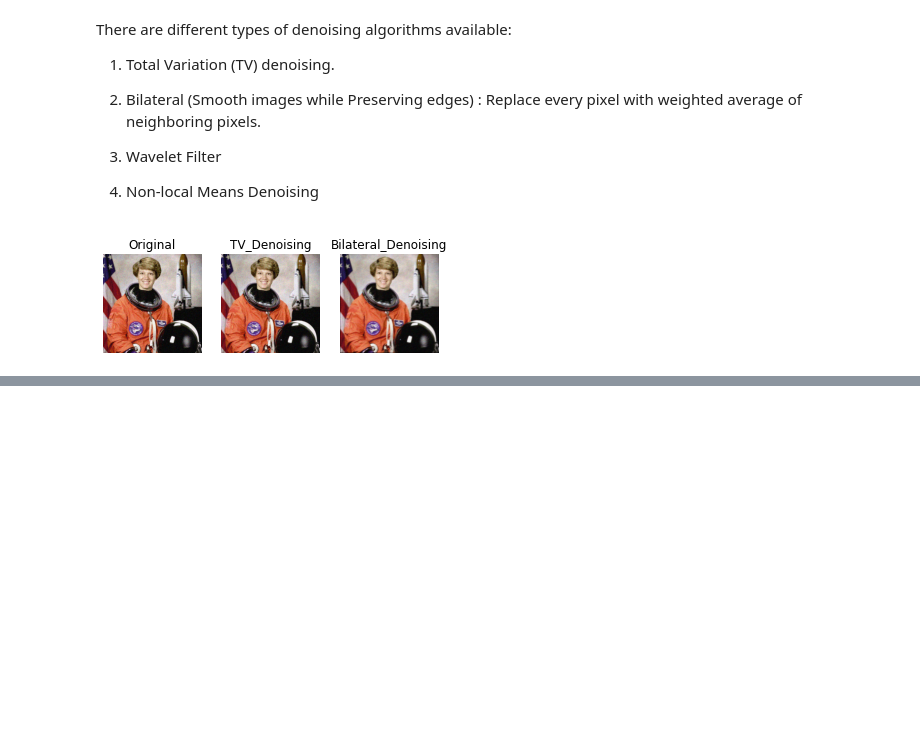
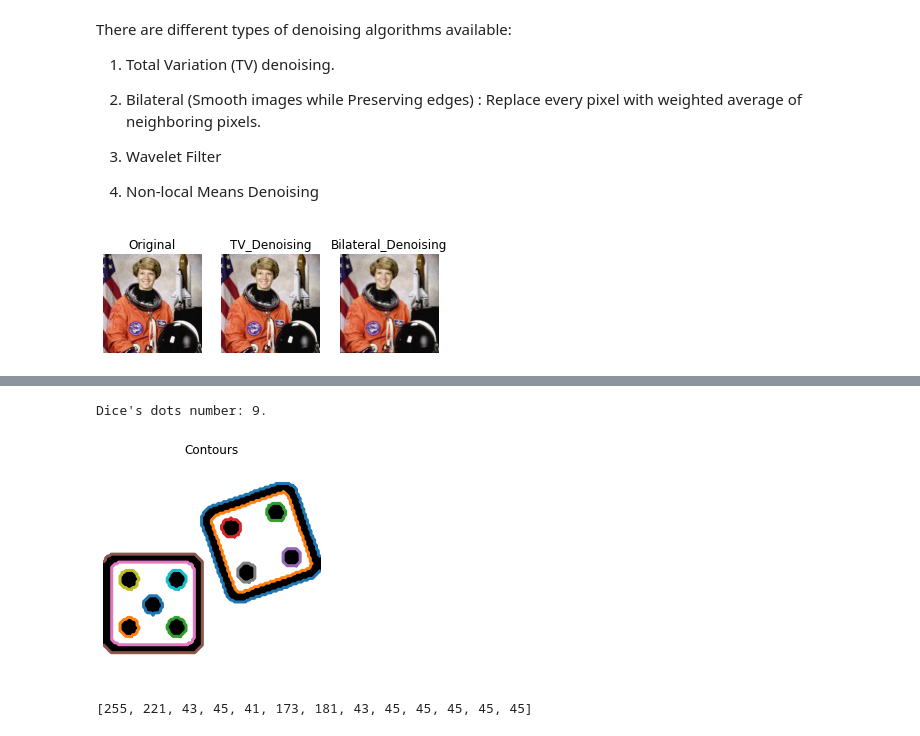
Before and after one commit to sikha2552/Python_ImageProcessing, a Jupyter notebook: Chapter3.ipynb, the cells around one changed output, grey strips where cells are left out. Saved outputs shown, nothing was run; the diff lists cells and outputs as text; code cells hidden in the pictures; blank space fills up the shorter version.

```diff
--- a/Chapter3.ipynb
+++ b/Chapter3.ipynb
@@ -117,0 +172,3 @@ for a in ax:
+# %%
+for contour in contours:
+  print(contour.shape)
@@ -117,0 +189,28 @@ for a in ax:
+# %%
+def show_image_contour(image, contours):
+    plt.figure()
+    for n, contour in enumerate(contours):
+        plt.plot(contour[:, 1], contour[:, 0], linewidth=3)
+    plt.imshow(image, interpolation='nearest', cmap='gray_r')
+    plt.title('Contours')
+    plt.axis('off')
+# %%
+#Count the dots in a dice's image
+#1.Create a list with all contour's shapes as shape_contours.
+shape_contours=[cnt.shape[0] for cnt in contours]
+# Set 50 as the maximum size of the dots shape
+max_dots_shape = 50
+# Count dots in contours excluding bigger than dots size
+dots_contours= [cnt for cnt in contours if np.shape(cnt)[0]<50]
+# Print the dice's number
+print("Dice's dots number: {}. ".format(len(dots_contours)))
+# %% [output]
+Dice's dots number: 9.
+# %%
+show_image_contour(BW, contours)
+# %% [output]
+[figure, added]
+# %%
+shape_contours
+# %% [output]
+[255, 221, 43, 45, 41, 173, 181, 43, 45, 45, 45, 45, 45]
```
Also changed, not shown: parts of 6 cells of this notebook.
